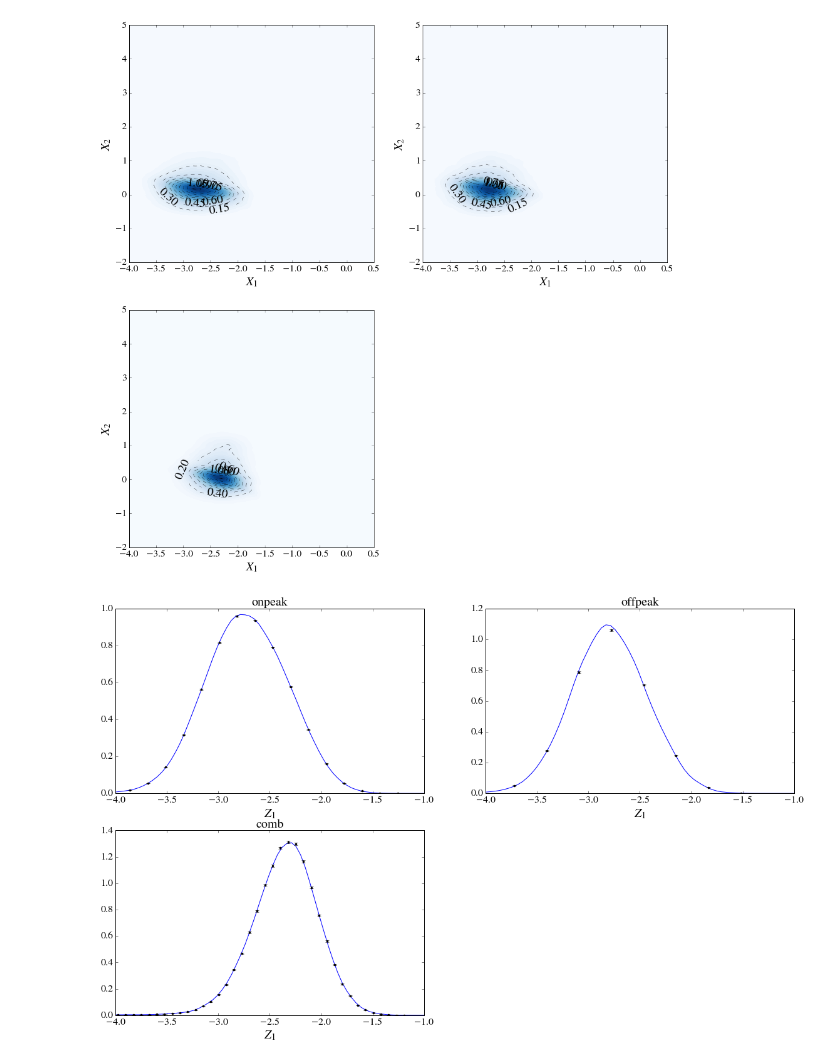
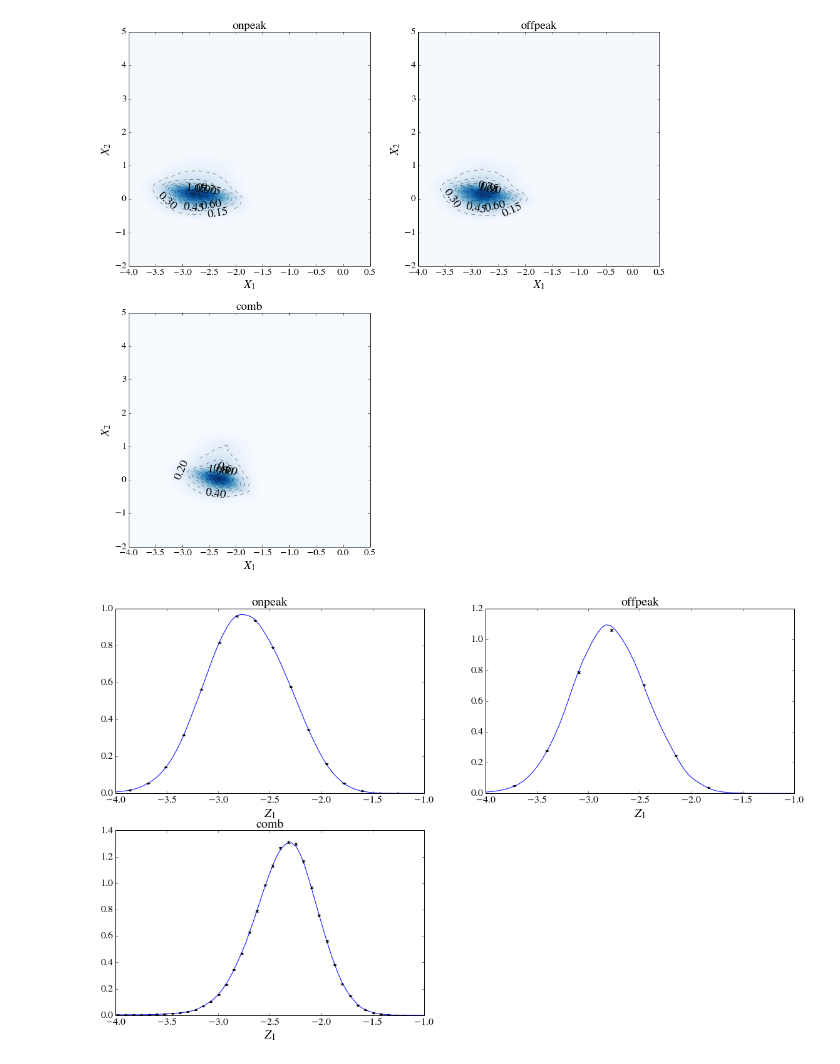
Before and after one commit to jkim-/bdtaunu_reweighting, a Jupyter notebook: sideband_reweight/visualization/individual_components.ipynb, the cells around one changed output. Saved outputs shown, nothing was run; the diff lists cells and outputs as text; code cells hidden in the pictures.

```diff
--- a/sideband_reweight/visualization/individual_components.ipynb
+++ b/sideband_reweight/visualization/individual_components.ipynb
@@ -38,11 +38,15 @@ if plot_scatter:
 # %%
 figsize = (3,2)
 fig = plt.figure(figsize=(8*figsize[1],8*figsize[0]))
 for i, c in enumerate(evttypes):
     ax = fig.add_subplot(figsize[0], figsize[1], i+1)
-    plot_contour2d(mpl_data_dir+'/'+kde2d_fin_template.format(c), ax=ax, nlevels=10, colorbar=False)
+    plot_contour2d(mpl_data_dir+'/'+kde2d_fin_template.format(c),
+                   title=c,
+                   ax=ax, nlevels=10, colorbar=False)
+
+if save_fig: fig.savefig('sideband_kde2d.pdf')
 # %% [output]
-[figure, old version]
+[figure, new version]
 # %%
 figsize = (3,2)
 fig = plt.figure(figsize=(6*1.618*figsize[1],6*figsize[0]))
```
Also changed, not shown: parts of 2 cells of this notebook.
